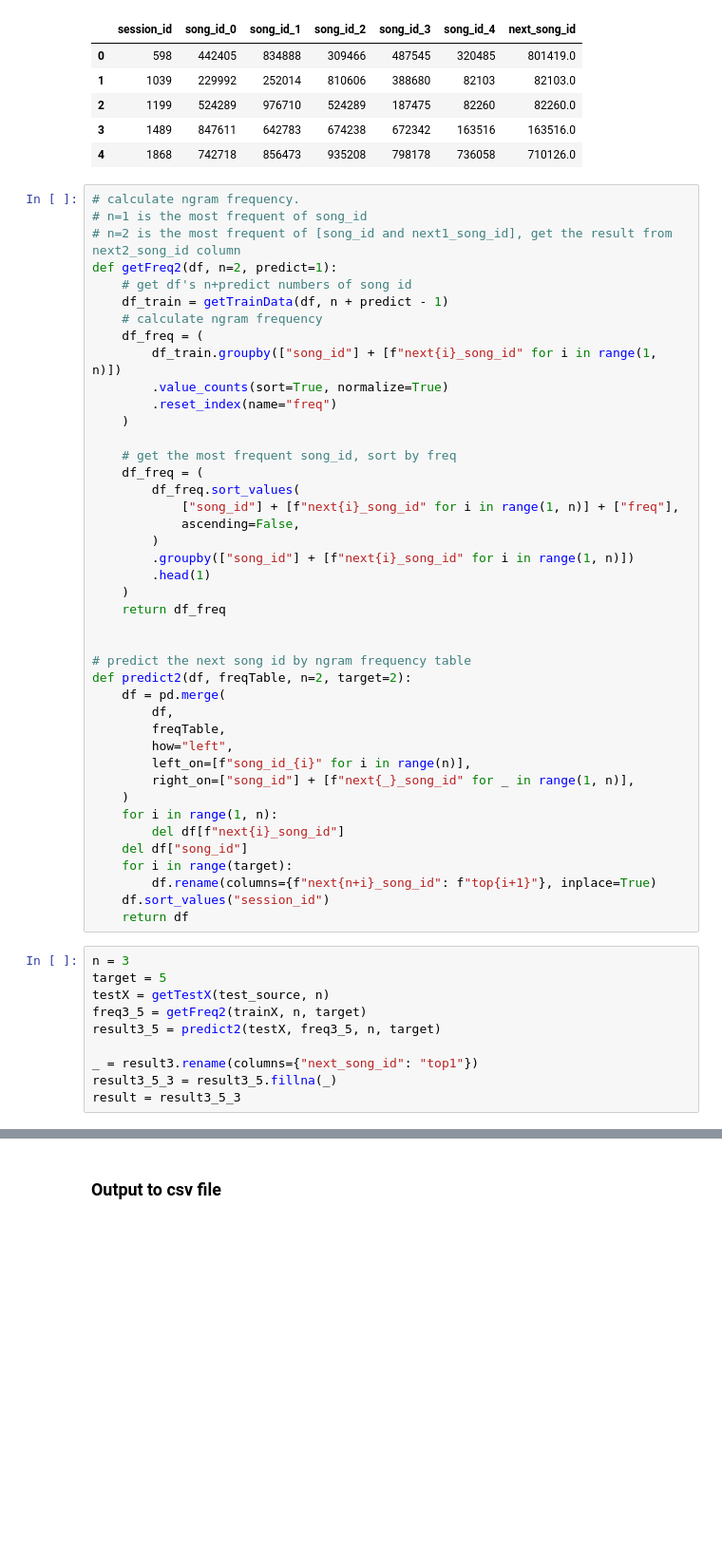
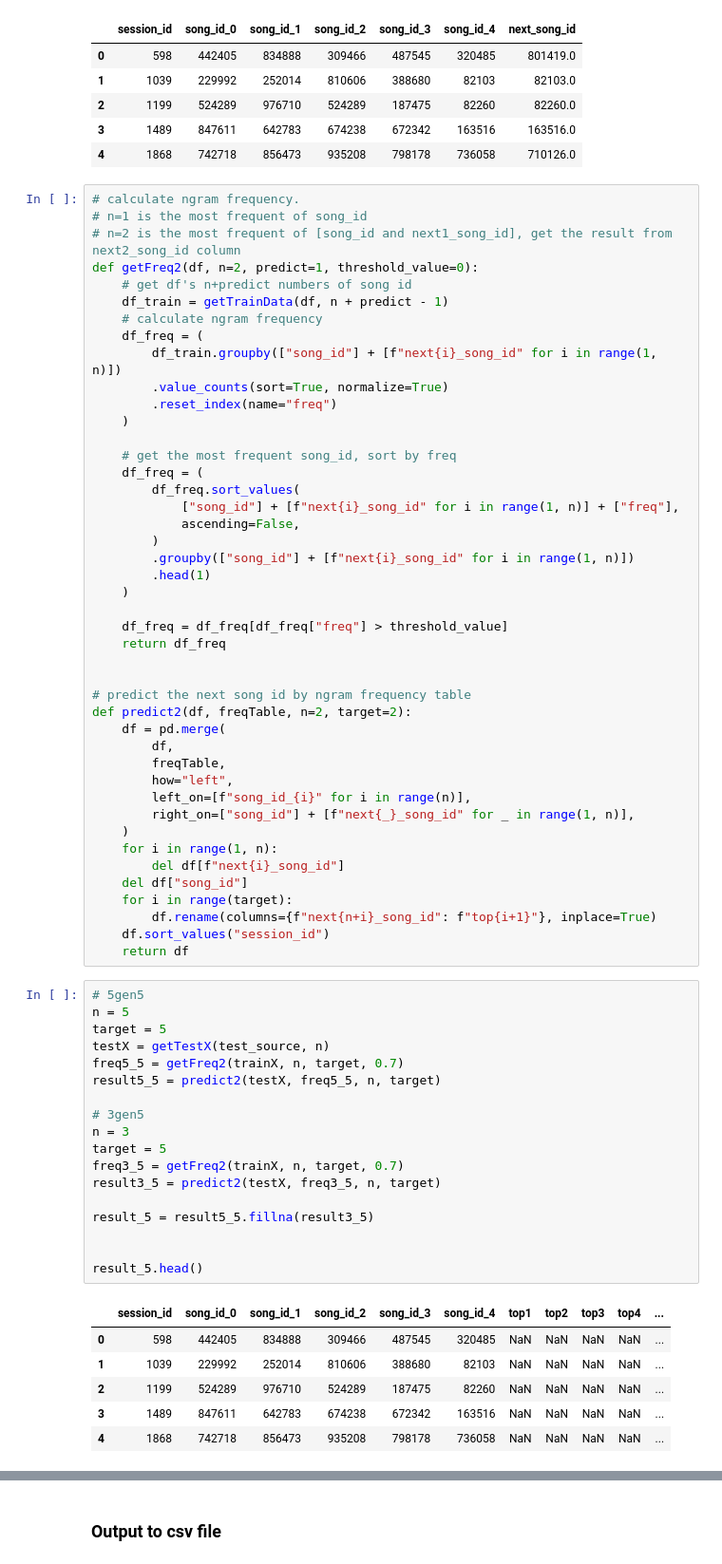
Before and after one commit to Han1018/KK-Data-Game-2023, a Jupyter notebook: ngram.ipynb, the cells around one changed output, grey strips where cells are left out. Shown: that part at 95% size. Saved outputs shown, nothing was run; the diff lists cells and outputs as text; blank space fills up the shorter version.

```diff
--- a/ngram.ipynb
+++ b/ngram.ipynb
@@ -366,7 +364,7 @@ Right on: ['song_id', 'next1_song_id']
 # calculate ngram frequency.
 # n=1 is the most frequent of song_id
 # n=2 is the most frequent of [song_id and next1_song_id], get the result from next2_song_id column
-def getFreq2(df, n=2, predict=1):
+def getFreq2(df, n=2, predict=1, threshold_value=0):
     # get df's n+predict numbers of song id
     df_train = getTrainData(df, n + predict - 1)
     # calculate ngram frequency
@@ -385,6 +383,8 @@ def getFreq2(df, n=2, predict=1):
         .groupby(["song_id"] + [f"next{i}_song_id" for i in range(1, n)])
         .head(1)
     )
+
+    df_freq = df_freq[df_freq["freq"] > threshold_value]
     return df_freq
 
 
@@ -405,12 +405,27 @@ def predict2(df, freqTable, n=2, target=2):
     df.sort_values("session_id")
     return df
 # %%
+# 5gen5
+n = 5
+target = 5
+testX = getTestX(test_source, n)
+freq5_5 = getFreq2(trainX, n, target, 0.7)
+result5_5 = predict2(testX, freq5_5, n, target)
+
+# 3gen5
 n = 3
 target = 5
-testX = getTestX(test_source, n)
-freq3_5 = getFreq2(trainX, n, target)
+freq3_5 = getFreq2(trainX, n, target, 0.7)
 result3_5 = predict2(testX, freq3_5, n, target)
 
-_ = result3.rename(columns={"next_song_id": "top1"})
-result3_5_3 = result3_5.fillna(_)
-result = result3_5_3
+result_5 = result5_5.fillna(result3_5)
+
+
+result_5.head()
+# %% [output]
+|  | session_id | song_id_0 | song_id_1 | song_id_2 | song_id_3 | song_id_4 | top1 | top2 | top3 | top4 | ... |
+| 0 | 598 | 442405 | 834888 | 309466 | 487545 | 320485 | NaN | NaN | NaN | NaN | ... |
+| 1 | 1039 | 229992 | 252014 | 810606 | 388680 | 82103 | NaN | NaN | NaN | NaN | ... |
+| 2 | 1199 | 524289 | 976710 | 524289 | 187475 | 82260 | NaN | NaN | NaN | NaN | ... |
+| 3 | 1489 | 847611 | 642783 | 674238 | 672342 | 163516 | NaN | NaN | NaN | NaN | ... |
+| 4 | 1868 | 742718 | 856473 | 935208 | 798178 | 736058 | NaN | NaN | NaN | NaN | ... |
```
Also changed, not shown: parts of 27 cells of this notebook, 5 other files.
